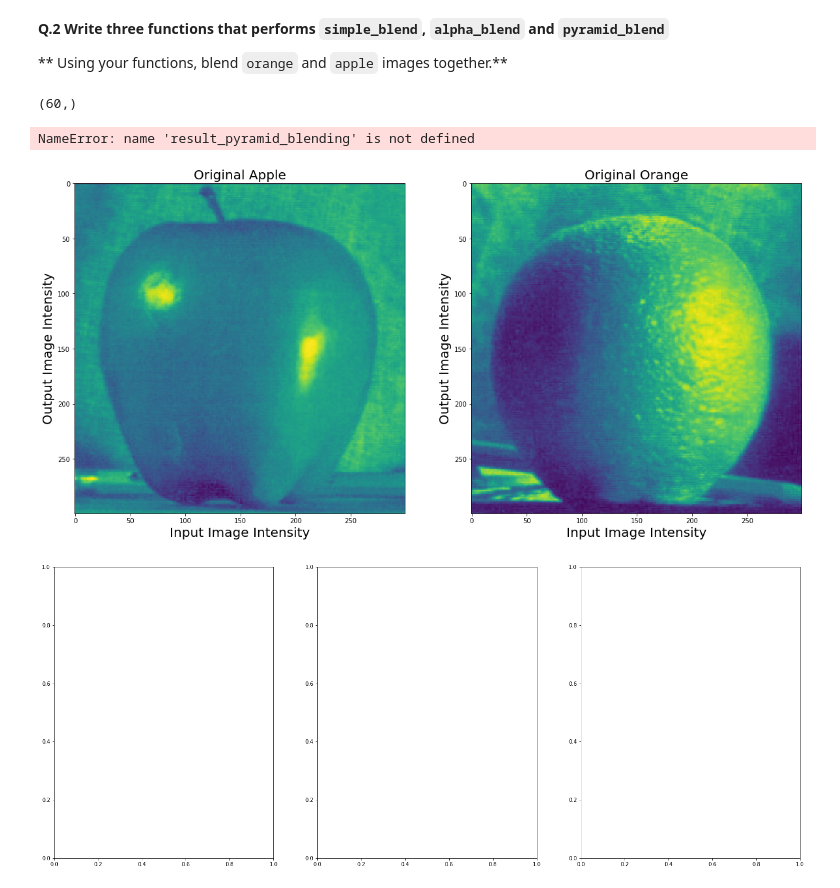
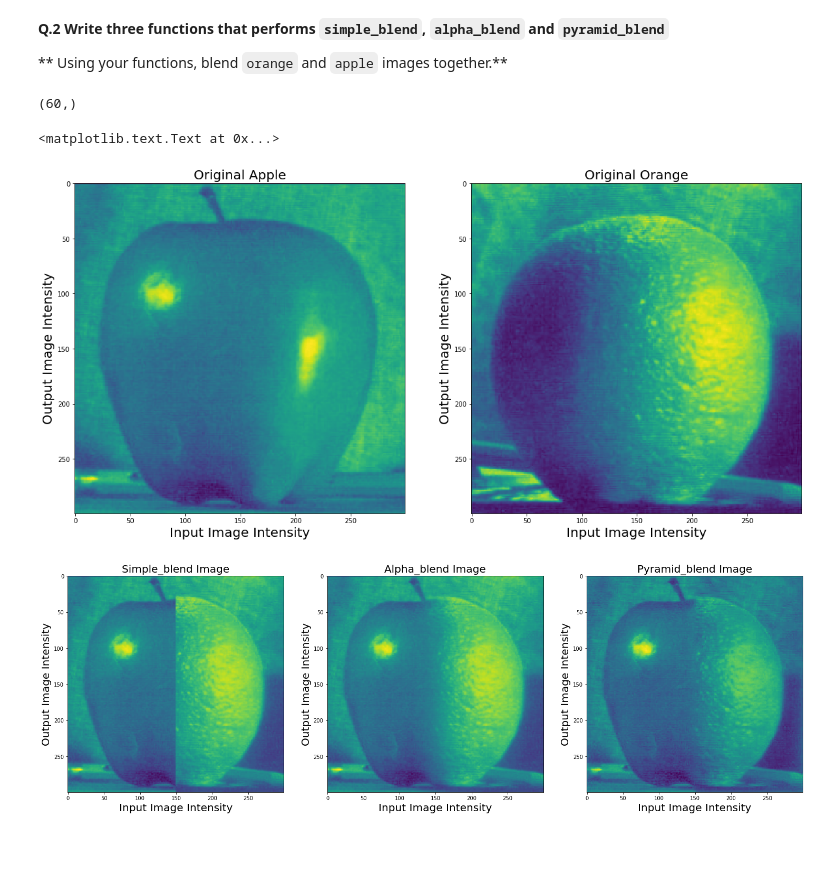
Before and after one commit to kamruleee51/B31XB-IIP-TP-1718, a Jupyter notebook: 3-interpolation-blending/3-interpolation-blending.ipynb, the cells around one changed output. Drawn from its saved outputs; the diff is of its cells as text; code cells hidden in the pictures; blank space fills up the shorter version.

```diff
--- a/3-interpolation-blending/3-interpolation-blending.ipynb
+++ b/3-interpolation-blending/3-interpolation-blending.ipynb
@@ -122,7 +122,7 @@ def alpha_blend(image1, image2):
         print("Hey!! Your target images are not in same dimension!!!!")
     result_alpha_blending=np.zeros(first_image.shape)
     #defining a ractangular window for the alpha blending
-    window=int (0.20*column_image_1) # 08% pixel is considered in the window
+    window=int (0.20*column_image_1) # 20% pixel is considered in the window
     first_image_span=int(column_image_1/2-window/2)
     second_image_span=int(column_image_2/2+window/2)
     window_span=np.arange(first_image_span,second_image_span)
@@ -136,8 +136,38 @@ def alpha_blend(image1, image2):
 
 #Function of the Pyramid Blending
 def piramid_blend(image1, image2):
+    first_image=image1
+    second_image=image2
+    row_image_1, column_image_1=first_image.shape
+    row_image_2, column_image_2=second_image.shape
+    if (first_image.shape!=second_image.shape ):
+        print("Hey!! Your target images are not in same dimension!!!!")
+
+    result_pyramid_blending1=np.zeros(first_image.shape)
+
+    #defining a ractangular window for the alpha blending
+    window=int (0.01*column_image_1) # 1% pixel from the column is considered in the window
+    result_pyramid_blending1[:,1:int(column_image_1/2) -window] = 1
+    first_image_span = int(column_image_1/2-window)
+    second_image_span = int(column_image_2/2+window)
+    window_span= np.arange(first_image_span,second_image_span)
+    result_pyramid_blending1 [:, first_image_span : second_image_span] = (window_span - second_image_span)/( first_image_span - second_image_span)
+
+    #mask_gaussian = list(transform.pyramid_gaussian(mask))
+    first_image_laplacian_Pyramid = list( transform.pyramid_laplacian(first_image))
+    second_image_laplacian_Pyramid = list(transform.pyramid_laplacian(second_image))
 
 
+    blended = []
+    for i in range(len(second_image_laplacian_Pyramid)):
+        temporary_image_1 = first_image_laplacian_Pyramid[i] * transform.resize(result_pyramid_blending1, first_image_laplacian_Pyramid[i].shape)
+        temporary_image_2 = second_image_laplacian_Pyramid[i] * (1 - transform.resize(result_pyramid_blending1,second_image_laplacian_Pyramid[i].shape))
+        blended.append( temporary_image_1 + temporary_image_2 )
+
+    result_pyramid_blending = blended[len(blended)-1]
+
+    for i in range(len(blended)-1, 0, -1):
+        result_pyramid_blending = transform.resize(result_pyramid_blending, blended[i-1].shape) + blended[i-1]
 
     return result_pyramid_blending
 
@@ -172,32 +202,32 @@ ax1.set_ylabel('Output Image Intensity',fontsize=20)
 fig, axes = plt.subplots(nrows=1, ncols=3, figsize=(25, 10))
 ax0, ax1, ax2 = axes.ravel()
 
 #function of the siple blending
 simpleblend=simple_blend(apple, orange)
 
 #function of the alpha_blending
 alphablend=alpha_blend(apple, orange)
 
 #function of the Pyramid_blending
 pyramidblend=piramid_blend(apple,orange)
 
 #ploting of the blending immages
 ax0.imshow(simpleblend)
 ax1.imshow(alphablend)
 ax2.imshow(pyramidblend)
 
 #axix and title of the blending images of apple and orrage
 ax0.set_title('Simple_blend Image',fontsize=20)
 ax0.set_xlabel('Input Image Intensity',fontsize=20)
 ax0.set_ylabel('Output Image Intensity',fontsize=20)
 ax1.set_title('Alpha_blend Image',fontsize=20)
 ax1.set_xlabel('Input Image Intensity',fontsize=20)
 ax1.set_ylabel('Output Image Intensity',fontsize=20)
 ax2.set_title('Pyramid_blend Image',fontsize=20)
 ax2.set_xlabel('Input Image Intensity',fontsize=20)
 ax2.set_ylabel('Output Image Intensity',fontsize=20)
 # %% [output]
 (60,)
-NameError: name 'result_pyramid_blending' is not defined
+<matplotlib.text.Text at 0x...>
 [figure]
-[figure, old version]
+[figure, new version]
```
Also changed, not shown: parts of 2 cells of this notebook.
